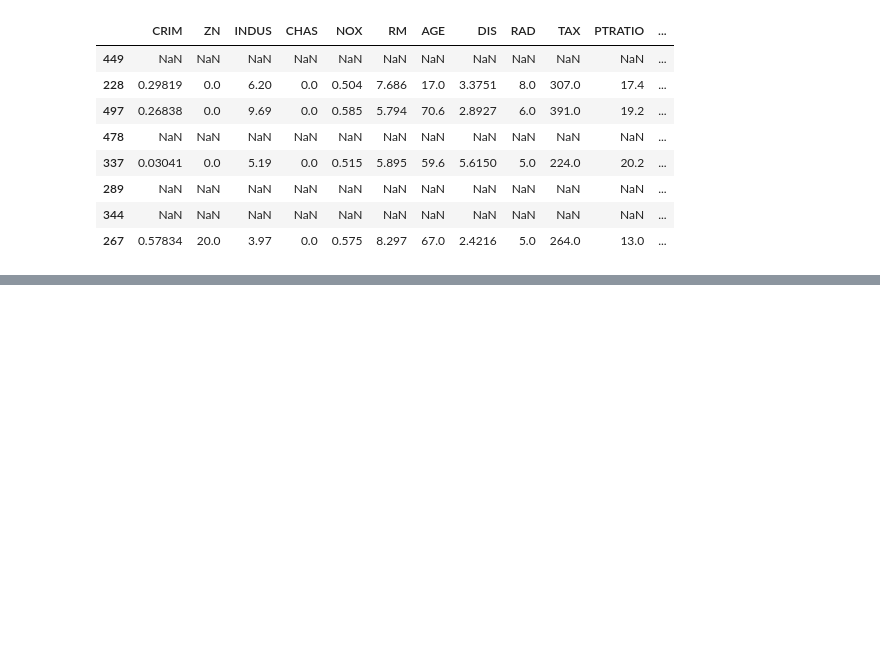
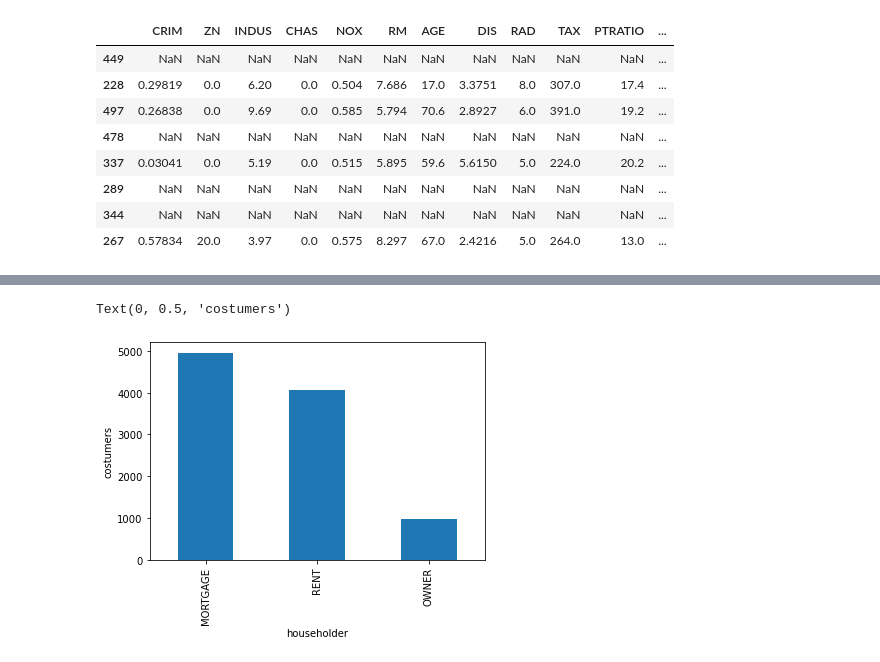
Before and after one commit to dajebbar/feature_engineering, a Jupyter notebook: python_fe/Lec-1.ipynb, the cells around one changed output, grey strips where cells are left out. Drawn from its saved outputs; the diff is of its cells as text; code cells hidden in the pictures; blank space fills up the shorter version.

```diff
--- a/python_fe/Lec-1.ipynb
+++ b/python_fe/Lec-1.ipynb
@@ -384,0 +399,7 @@ fig.set_ylabel('Number of Borrowers')
+# %%
+data['householder'].value_counts().plot.bar()
+plt.xlabel('householder')
+plt.ylabel('costumers')
+# %% [output]
+Text(0, 0.5, 'costumers')
+[figure, added]
```
Also changed, not shown: parts of 24 cells of this notebook.
